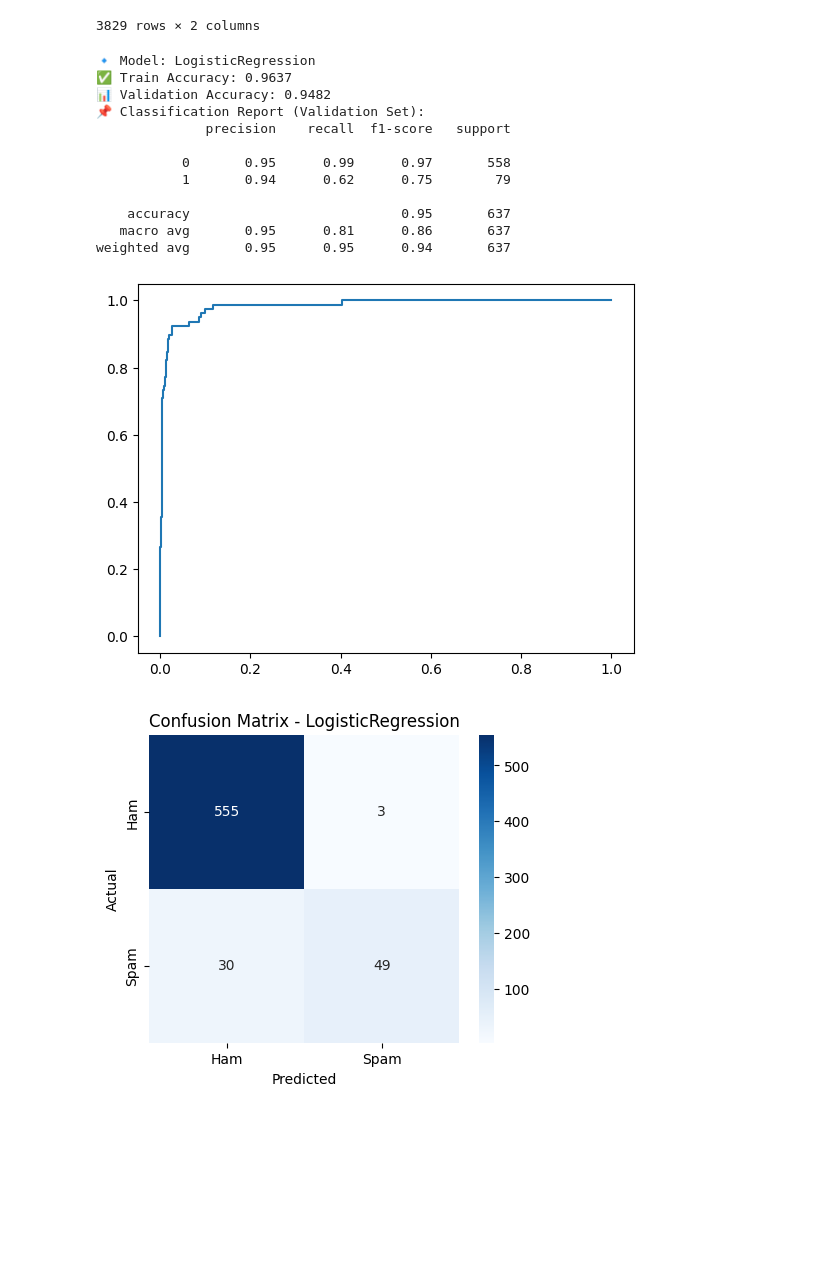
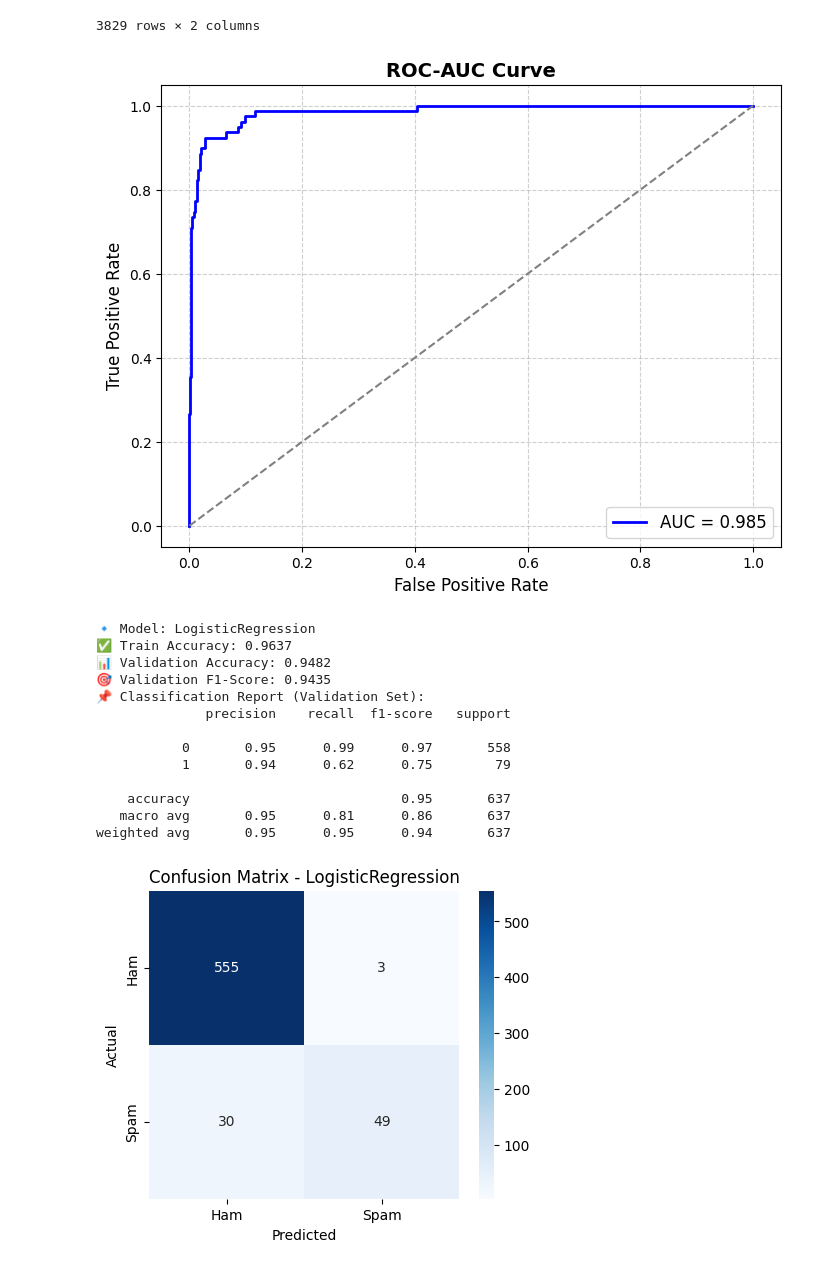
Before and after one commit to msiddhesh/AppliedMachineLearning, a Jupyter notebook: Assignment 1/train.ipynb, the cells around one changed output. Saved outputs shown, nothing was run; the diff lists cells and outputs as text; code cells hidden in the pictures; blank space fills up the shorter version.

```diff
--- a/Assignment 1/train.ipynb
+++ b/Assignment 1/train.ipynb
@@ -70,9 +70,18 @@ def train_evaluate_model(model, X_train, y_train, X_val, y_val):
 
     fpr, tpr, _ = roc_curve(y_test, y_prob)
     roc_auc = auc(fpr, tpr)
-    plt.plot(fpr, tpr, label=f"{name} (AUC = {roc_auc:.3f})")
+    plt.figure(figsize=(8, 6))
+    plt.plot(fpr, tpr, color='blue', lw=2, label=f"AUC = {roc_auc:.3f}")
+    plt.plot([0, 1], [0, 1], linestyle="--", color="gray")  # Diagonal line for reference
 
-    # Scoring
+    # Labels and Titles
+    plt.xlabel("False Positive Rate", fontsize=12)
+    plt.ylabel("True Positive Rate", fontsize=12)
+    plt.title("ROC-AUC Curve", fontsize=14, fontweight='bold')
+    plt.legend(loc="lower right", fontsize=12)
+    plt.grid(True, linestyle="--", alpha=0.6)
+    plt.show()
+
     train_score = model.score(X_train, y_train)
     val_score = model.score(X_val, y_val)
     model_scores[model.__class__.__name__] = val_score
@@ -80,11 +89,13 @@ def train_evaluate_model(model, X_train, y_train, X_val, y_val):
     # Predictions
     y_train_pred = model.predict(X_train)
     y_val_pred = model.predict(X_val)
+    val_f1 = f1_score(y_val, y_val_pred, average='weighted')  # Use 'macro' for balanced classes
 
     # Evaluation
     print(f"\n🔹 Model: {model.__class__.__name__}")
     print(f"✅ Train Accuracy: {train_score:.4f}")
     print(f"📊 Validation Accuracy: {val_score:.4f}")
+    print(f"🎯 Validation F1-Score: {val_f1:.4f}")  # Print F1-score
 
     print("📌 Classification Report (Validation Set):")
     print(classification_report(y_val, y_val_pred))
@@ -97,20 +108,23 @@ def train_evaluate_model(model, X_train, y_train, X_val, y_val):
     plt.title(f"Confusion Matrix - {model.__class__.__name__}")
     plt.show()
 
-    return val_score  # Return Validation Score
+    # Return F1-score instead of validation accuracy
+    return val_f1
 # %%
 # Train and Evaluate All Models
 for name, model in models.items():
-    score = train_evaluate_model(model, X_train_tfidf, y_train, X_val_tfidf, y_val)
-    if score > best_score:
-        best_score = score
+    f1_score_final = train_evaluate_model(model, X_train_tfidf, y_train, X_val_tfidf, y_val)
+    if f1_score_final > best_score:
+        best_score = f1_score_final
         best_model = model
 
 print(f"\n🏆 Best Model Selected: {best_model.__class__.__name__}")
 # %% [output]
+[figure, new version]
 🔹 Model: LogisticRegression
 ✅ Train Accuracy: 0.9637
 📊 Validation Accuracy: 0.9482
+🎯 Validation F1-Score: 0.9435
 📌 Classification Report (Validation Set):
               precision    recall  f1-score   support
 
@@ -120,5 +134,4 @@ print(f"\n🏆 Best Model Selected: {best_model.__class__.__name__}")
     accuracy                           0.95       637
    macro avg       0.95      0.81      0.86       637
 weighted avg       0.95      0.95      0.94       637
-[figure, old version]
 [figure]
```
Also changed, not shown: parts of 2 cells of this notebook.
